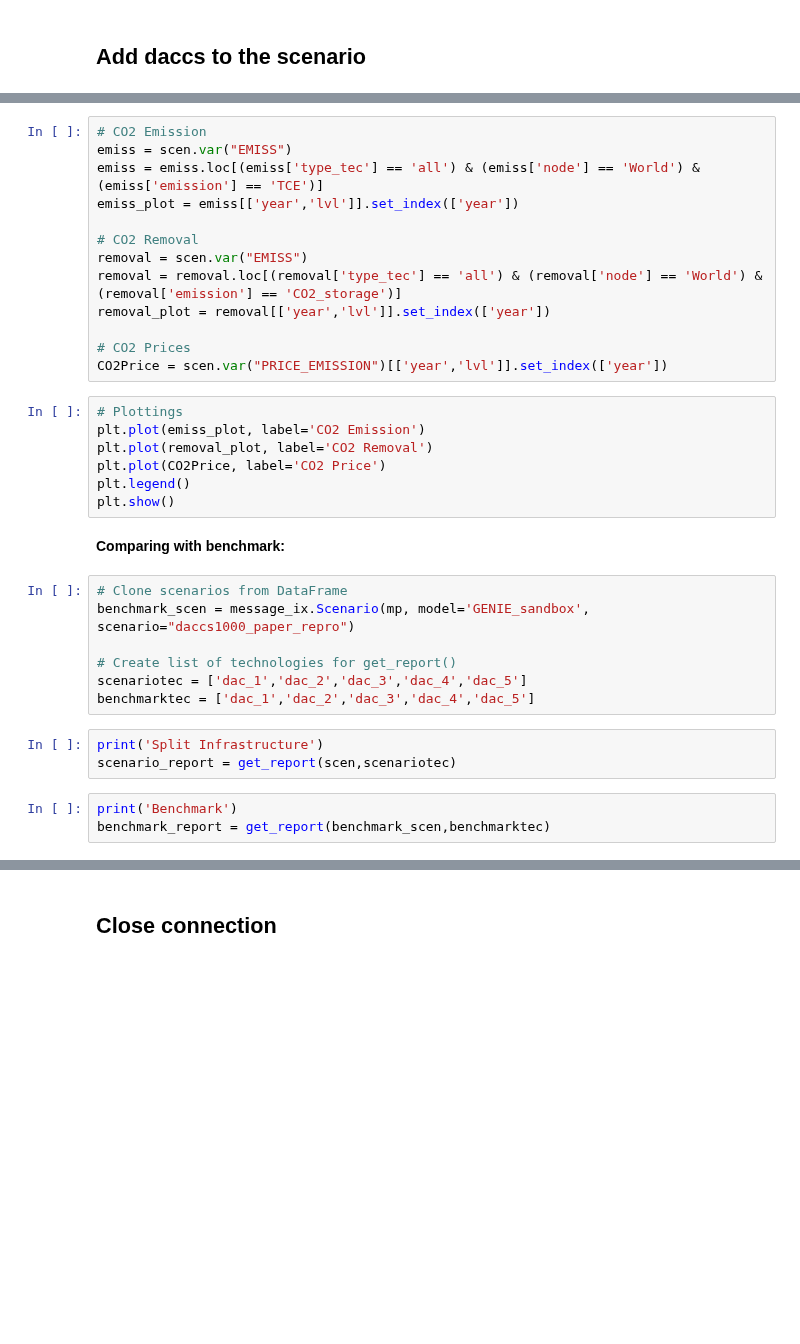
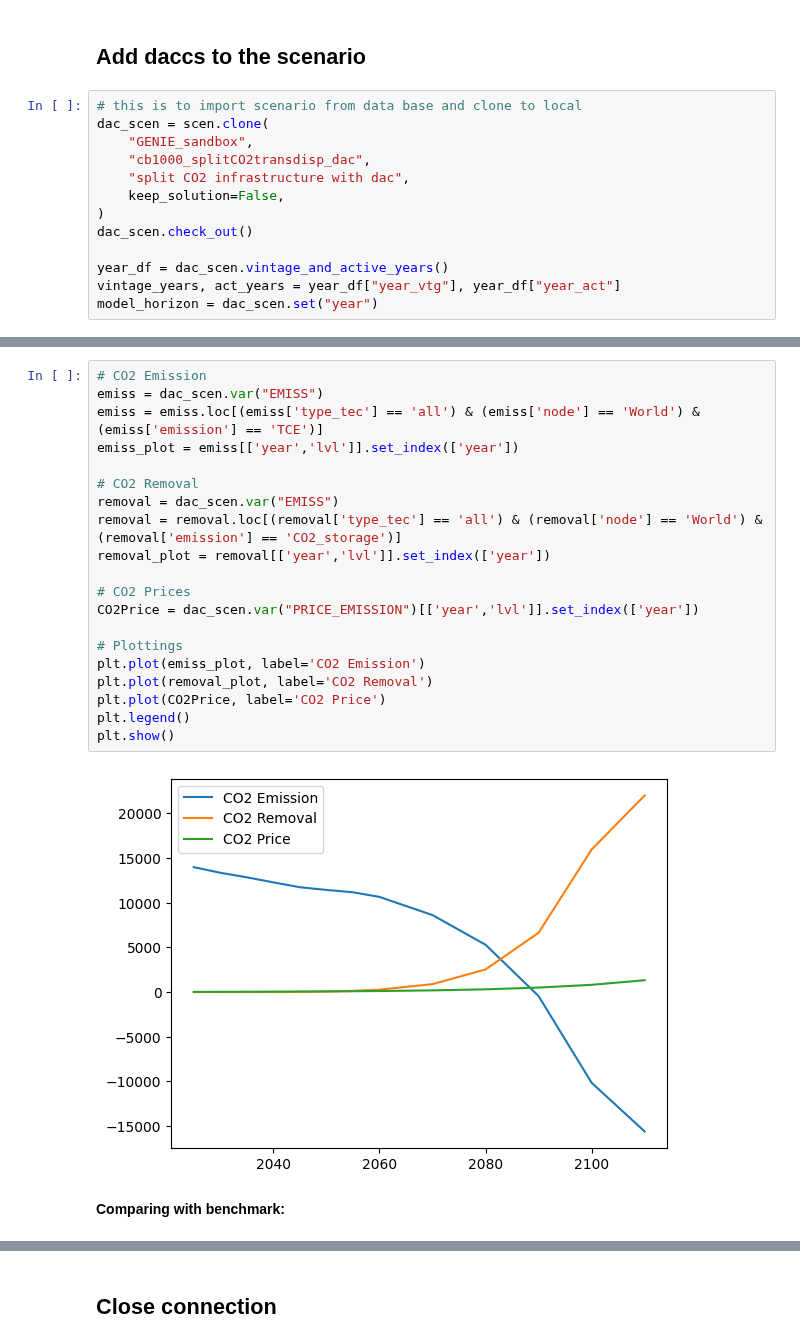
Before and after one commit to ywpratama/message_ix, a Jupyter notebook: tutorial/dac_scenarios/[Tutorial] 5 - Run carbon budget scenario without DACCS with split CO2 infrastructure.ipynb, the cells around one changed output, grey strips where cells are left out. Saved outputs shown, nothing was run; the diff lists cells and outputs as text; blank space fills up the shorter version.

```diff
--- a/tutorial/dac_scenarios/[Tutorial] 5 - Run carbon budget scenario without DACCS with split CO2 infrastructure.ipynb
+++ b/tutorial/dac_scenarios/[Tutorial] 5 - Run carbon budget scenario without DACCS with split CO2 infrastructure.ipynb
@@ -99,5 +153,18 @@ for par in pars2remove:
 # %% [markdown]
 ## Add daccs to the scenario
+# %%
+# this is to import scenario from data base and clone to local
+dac_scen = scen.clone(
+    "GENIE_sandbox",
+    "cb1000_splitCO2transdisp_dac",
+    "split CO2 infrastructure with dac",
+    keep_solution=False,
+)
+dac_scen.check_out()
+
+year_df = dac_scen.vintage_and_active_years()
+vintage_years, act_years = year_df["year_vtg"], year_df["year_act"]
+model_horizon = dac_scen.set("year")
 # %%
 # add daccs
 filepath = 'C:/Users/pratama/Documents/GitHub/MESSAGEix/message_ix/tutorial/dac_scenarios/data/tech_data.yaml'
@@ -134,35 +198,24 @@ scen.var("OBJ")["lvl"]
 # %%
 # CO2 Emission
-emiss = scen.var("EMISS")
+emiss = dac_scen.var("EMISS")
 emiss = emiss.loc[(emiss['type_tec'] == 'all') & (emiss['node'] == 'World') & (emiss['emission'] == 'TCE')]
 emiss_plot = emiss[['year','lvl']].set_index(['year'])
 
 # CO2 Removal
-removal = scen.var("EMISS")
+removal = dac_scen.var("EMISS")
 removal = removal.loc[(removal['type_tec'] == 'all') & (removal['node'] == 'World') & (removal['emission'] == 'CO2_storage')]
 removal_plot = removal[['year','lvl']].set_index(['year'])
 
 # CO2 Prices
-CO2Price = scen.var("PRICE_EMISSION")[['year','lvl']].set_index(['year'])
+CO2Price = dac_scen.var("PRICE_EMISSION")[['year','lvl']].set_index(['year'])
+
+# Plottings
+plt.plot(emiss_plot, label='CO2 Emission')
+plt.plot(removal_plot, label='CO2 Removal')
+plt.plot(CO2Price, label='CO2 Price')
+plt.legend()
+plt.show()
+# %% [output]
+[figure, added]
-# %%
-# Plottings
-plt.plot(emiss_plot, label='CO2 Emission')
-plt.plot(removal_plot, label='CO2 Removal')
-plt.plot(CO2Price, label='CO2 Price')
-plt.legend()
-plt.show()
 # %% [markdown]
 **Comparing with benchmark:**
-# %%
-# Clone scenarios from DataFrame
-benchmark_scen = message_ix.Scenario(mp, model='GENIE_sandbox', scenario="daccs1000_paper_repro")
-
-# Create list of technologies for get_report()
-scenariotec = ['dac_1','dac_2','dac_3','dac_4','dac_5']
-benchmarktec = ['dac_1','dac_2','dac_3','dac_4','dac_5']
-# %%
-print('Split Infrastructure')
-scenario_report = get_report(scen,scenariotec)
-# %%
-print('Benchmark')
-benchmark_report = get_report(benchmark_scen,benchmarktec)
```
Also changed, not shown: parts of 21 cells of this notebook.
